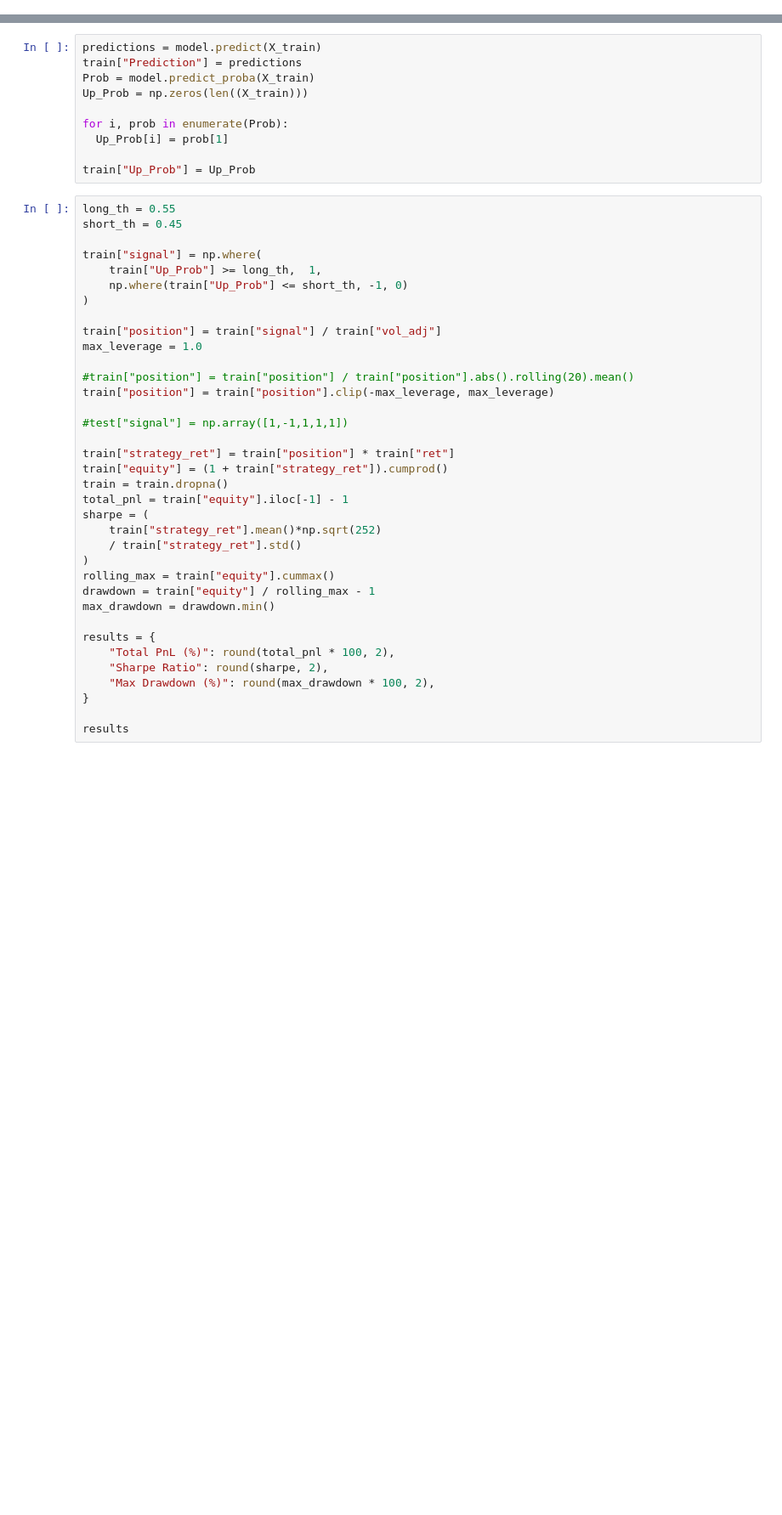
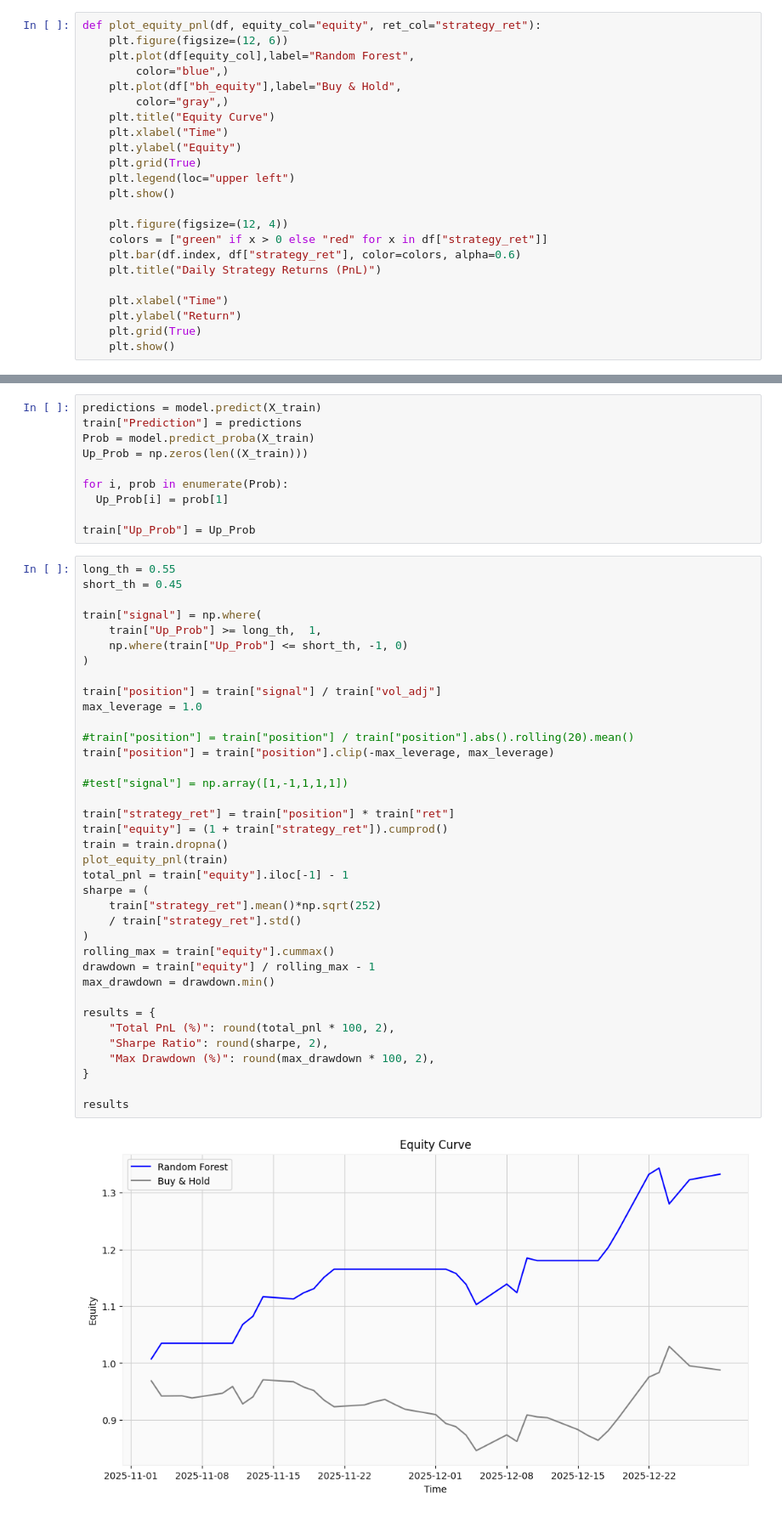
Before and after one commit to shine-sri/ircon-prediction, a Jupyter notebook: finstreet.ipynb, the cells around one changed output, grey strips where cells are left out. Shown at 85% size. Saved outputs shown, nothing was run; the diff lists cells and outputs as text; blank space fills up the shorter version.

```diff
--- a/finstreet.ipynb
+++ b/finstreet.ipynb
@@ -271,6 +273,29 @@ def calculate_vwap(
         df[col_name] = pv.cumsum() / df[volume_col].cumsum()
 
     return df
+# %%
+def plot_equity_pnl(df, equity_col="equity", ret_col="strategy_ret"):
+    plt.figure(figsize=(12, 6))
+    plt.plot(df[equity_col],label="Random Forest",
+        color="blue",)
+    plt.plot(df["bh_equity"],label="Buy & Hold",
+        color="gray",)
+    plt.title("Equity Curve")
+    plt.xlabel("Time")
+    plt.ylabel("Equity")
+    plt.grid(True)
+    plt.legend(loc="upper left")
+    plt.show()
+
+    plt.figure(figsize=(12, 4))
+    colors = ["green" if x > 0 else "red" for x in df["strategy_ret"]]
+    plt.bar(df.index, df["strategy_ret"], color=colors, alpha=0.6)
+    plt.title("Daily Strategy Returns (PnL)")
+
+    plt.xlabel("Time")
+    plt.ylabel("Return")
+    plt.grid(True)
+    plt.show()
 # %%
 def make_features(df: pd.DataFrame):
   df = df.copy()
@@ -373,30 +408,32 @@ train["signal"] = np.where(
 )
 
 train["position"] = train["signal"] / train["vol_adj"]
 max_leverage = 1.0
 
 #train["position"] = train["position"] / train["position"].abs().rolling(20).mean()
 train["position"] = train["position"].clip(-max_leverage, max_leverage)
 
 #test["signal"] = np.array([1,-1,1,1,1])
 
 train["strategy_ret"] = train["position"] * train["ret"]
 train["equity"] = (1 + train["strategy_ret"]).cumprod()
 train = train.dropna()
+plot_equity_pnl(train)
 total_pnl = train["equity"].iloc[-1] - 1
 sharpe = (
     train["strategy_ret"].mean()*np.sqrt(252)
     / train["strategy_ret"].std()
 )
 rolling_max = train["equity"].cummax()
 drawdown = train["equity"] / rolling_max - 1
 max_drawdown = drawdown.min()
 
 results = {
     "Total PnL (%)": round(total_pnl * 100, 2),
     "Sharpe Ratio": round(sharpe, 2),
     "Max Drawdown (%)": round(max_drawdown * 100, 2),
 }
 
 results
 # %% [output]
+[figure, added]
```
Also changed, not shown: parts of 8 cells of this notebook, 4 other files.
